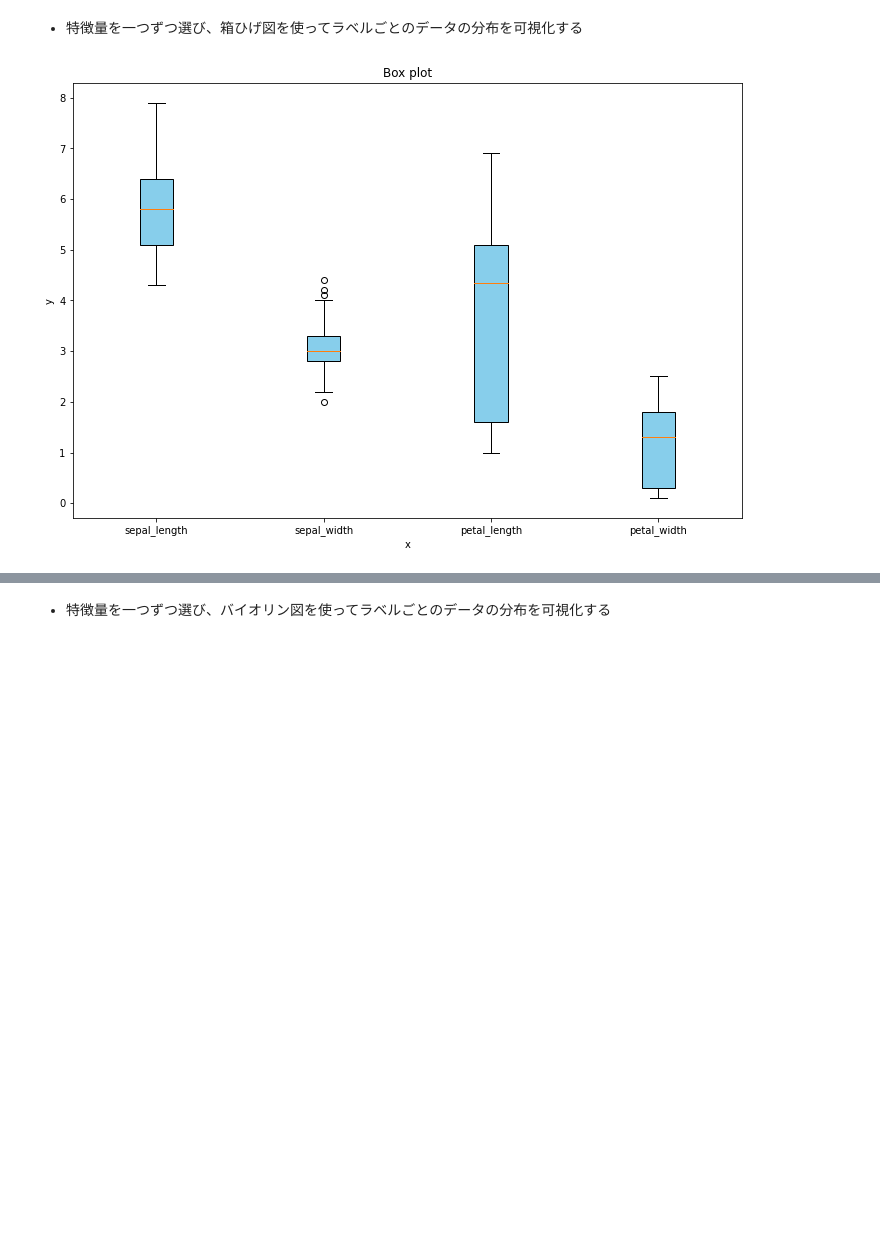
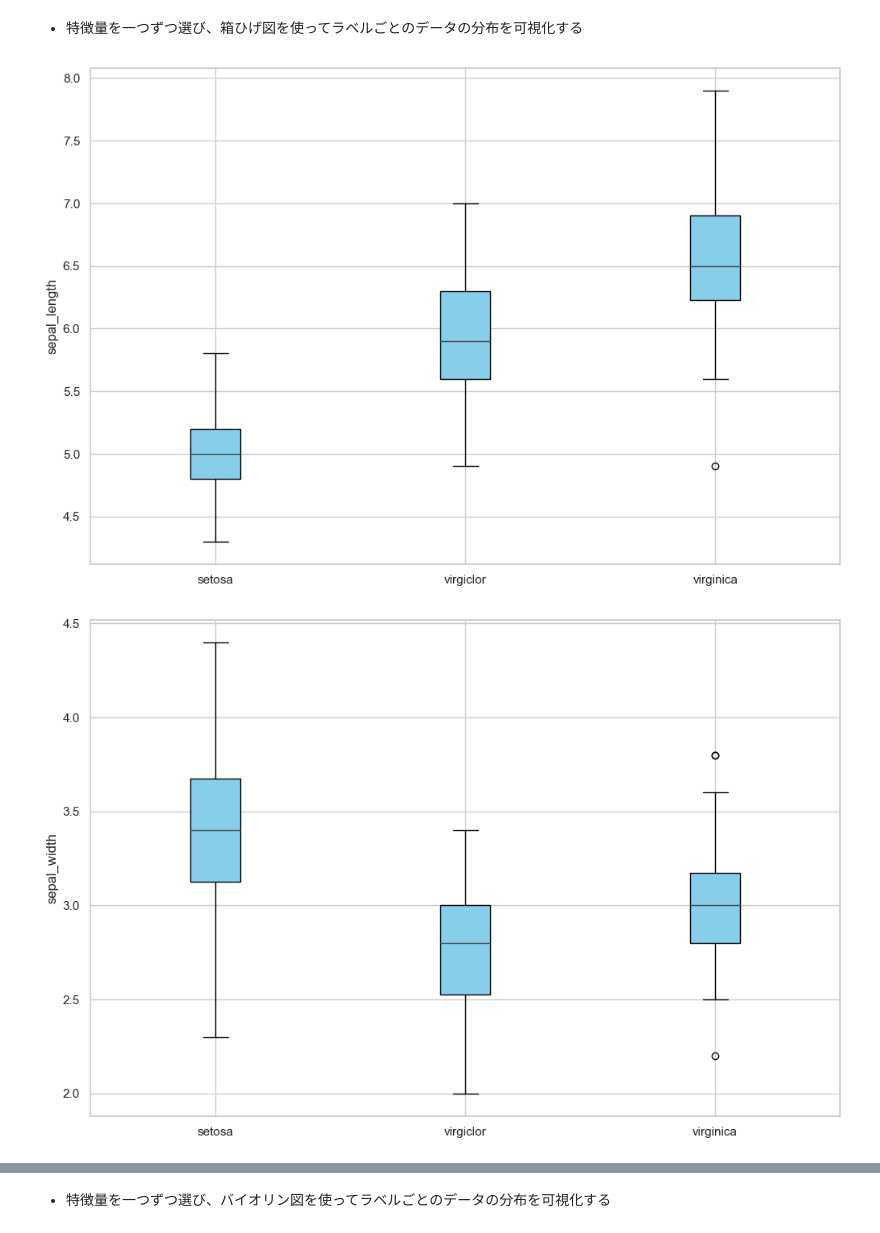
Before and after one commit to Yuta-Mori-1130/diveintocode-ml, a Jupyter notebook: week03/week-work03_01_ayame.ipynb, the cells around one changed output, grey strips where cells are left out. Saved outputs shown, nothing was run; the diff lists cells and outputs as text; code cells hidden in the pictures; blank space fills up the shorter version.

```diff
--- a/week03/week-work03_01_ayame.ipynb
+++ b/week03/week-work03_01_ayame.ipynb
@@ -310,20 +310,26 @@ virginica 50
 # %% [markdown]
 * 特徴量を一つずつ選び、箱ひげ図を使ってラベルごとのデータの分布を可視化する
 # %%
-data1 = df["sepal_length"]
-data2 = df["sepal_width"]
-data3 = df["petal_length"]
-data4 = df["petal_width"]
+data1 = df[ df["Species"] == 0 ]
+data2 = df[ df["Species"] == 1 ]
+data3 = df[ df["Species"] == 2 ]
 
-data = (data1, data2, data3, data4)
+for column_name in df:
+    #print(column_name)
+    if column_name == "Species":
+        # 最終列(ラベル)は表示しない。
+        break
 
-fig, axes = plt.subplots(figsize = (12, 8))
-plt.boxplot(data, patch_artist=True, widths=0.2,boxprops=dict(facecolor='skyblue',
-                         color='black', linewidth=1))
-axes.set_xticklabels(['sepal_length', 'sepal_width', "petal_length", "petal_width"])
-plt.title('Box plot')
-plt.xlabel('x')
-plt.ylabel('y')
-plt.show()
+    data = (data1[column_name], data2[column_name], data3[column_name])
+
+    fig, axes = plt.subplots(figsize = (12, 8))
+    plt.boxplot(data, patch_artist=True, widths=0.2,boxprops=dict(facecolor='skyblue',
+                             color='black', linewidth=1))
+    axes.set_xticklabels(['setosa', 'virgiclor', "virginica"])
+    #plt.title('Box plot')
+    #plt.xlabel('x')
+    plt.ylabel(column_name)
+    plt.show()
 # %% [output]
-[figure, old version]
+[figure, new version]
+[figure, added]
```
Also changed, not shown: parts of 2 cells of this notebook.
